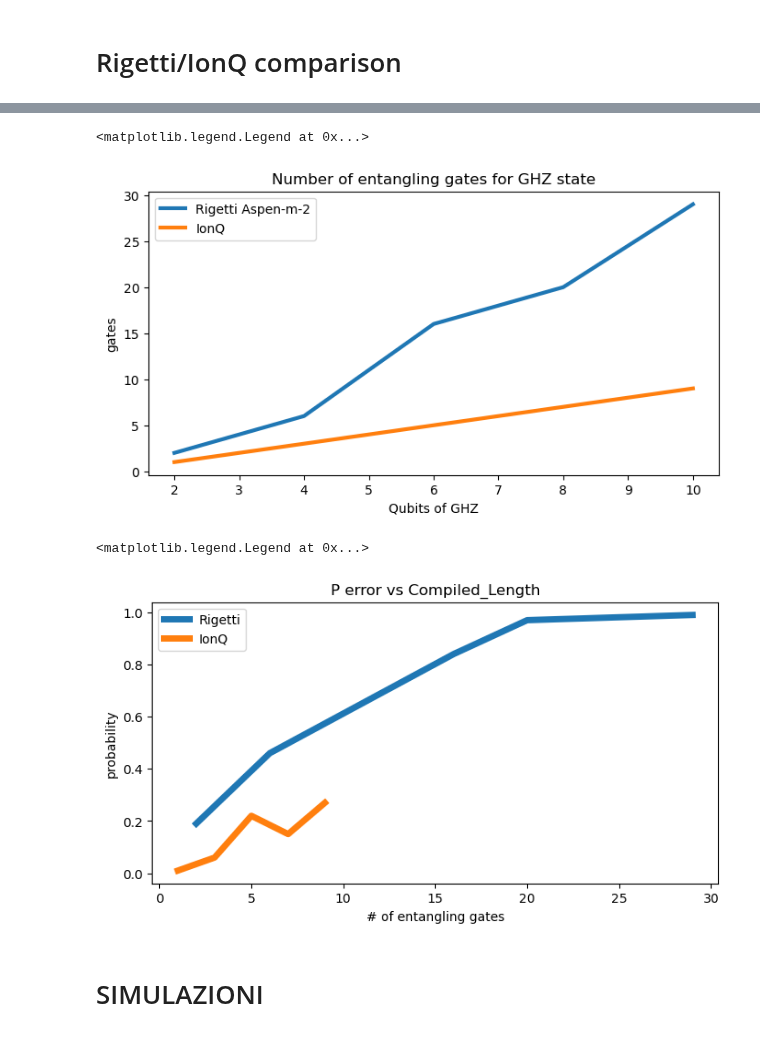
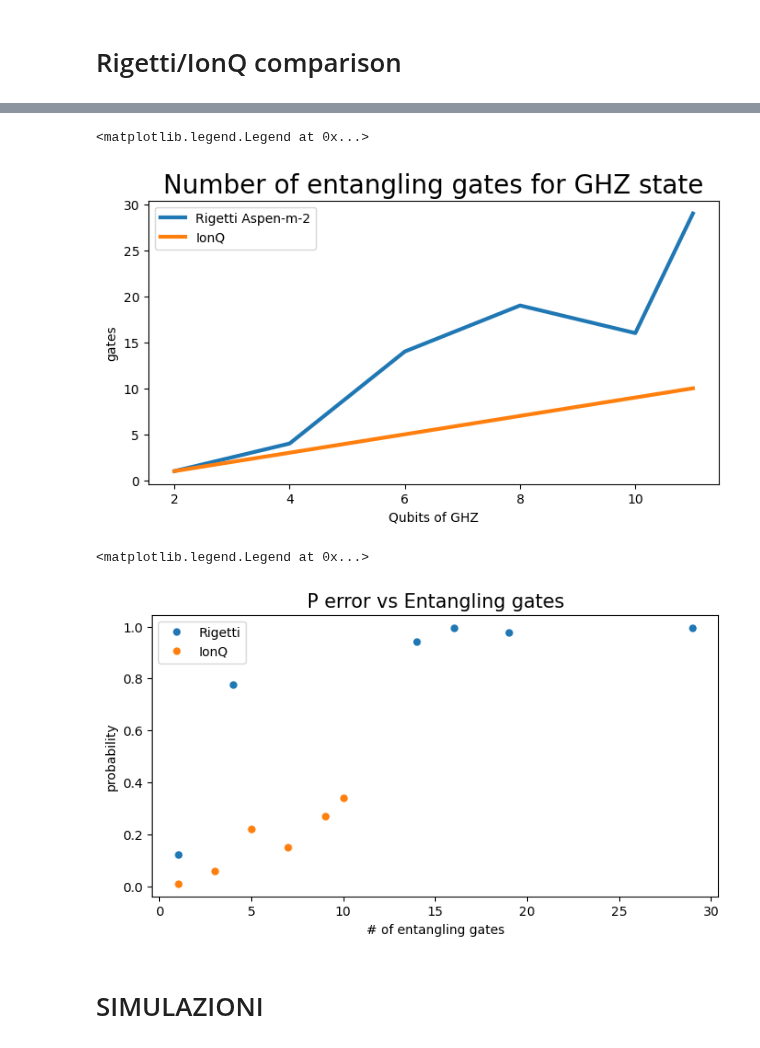
Before and after one commit to SwgAnno/QBench, a Jupyter notebook: RIGETTI VS IONQ/GHZ_standard_bench.ipynb, the cells around one changed output, grey strips where cells are left out. Drawn from its saved outputs; the diff is of its cells as text; code cells hidden in the pictures.

```diff
--- a/RIGETTI VS IONQ/GHZ_standard_bench.ipynb
+++ b/RIGETTI VS IONQ/GHZ_standard_bench.ipynb
@@ -105,3 +108,6 @@ for n_qubits in n_qubits_list:
     ionq_tasks.append(ionq_task)
 
     id_dict[str(n_qubits)] = {'rigetti' : {'id' : rigetti_task.id},'ionq' : {'id' : ionq_task.id}}
+# %%
+circ = GHZ(11)
+ionq_task = ion_q.run(circ,shots=1000)
@@ -142,8 +158,11 @@ ion_q_task_scanners = [BraketTaskScanner(task_arn=arn) for arn in ionq_ids]
+# %%
+ionq_task_scanners = [task for task in load_tasks('Task_files/GHZ_ionq_1k').values()]
+rigetti_task_scanners=[task for task in load_tasks('Task_files/GHZ_m2_10k').values()]
 # %% [markdown]
 # RIGETTI
 # %%
 results_rigetti = [qtask.get_results() for qtask in rigetti_task_scanners]
-results_ion_q = [qtask.get_results()for qtask in ion_q_task_scanners]
+results_ion_q = [qtask.get_results()for qtask in ionq_task_scanners]
 # %%
 # # fig, axx = plt.subplots(5, 1, figsize=(16, 30),tight_layout=True,)
 # # axx = axx.reshape(-1)
@@ -283,7 +302,7 @@ compiled_circuits_rigetti = [task.get_compiled_circuit() for task in rigetti_tas
 # %%
 N_gates_rigetti = [len([line for line in circ.splitlines() if 'MEASURE' not in line])-3 for circ in compiled_circuits_rigetti]
 # %%
-ion_q_compiler = IonQCompiler()
+ion_q_compiler = IonQCompiler
 # %%
 compiled_circuits_ion_q = [ion_q_compiler.compile(GHZ(n_qubits)) for n_qubits in n_qubits_list]
 N_gates_ion_q = [len(ion_q_compiler.compile(GHZ(n_qubits)).instructions) for n_qubits in n_qubits_list]
@@ -333,7 +353,7 @@ rigetti_entangling_gate_number = [Gate_number(circ).entangling_gates for circ in
 ionq_entangling_gate_number = [Gate_number(circ).entangling_gates for circ in braket_circs_ion_q]
 # %%
 fig, ax = plt.subplots(1, 1, figsize=(8,4))
-ax.plot(n_qubits_list,rigetti_entangling_gate_number,
+ax.plot(n_qubits_rigetti,rigetti_entangling_gate_number,
        label='Rigetti Aspen-m-2',
        lw = 3)
 
@@ -341,34 +361,38 @@ ax.plot(n_qubits_list,ionq_entangling_gate_number,
        label='IonQ',
        lw = 3)
 
-ax.set_title('Number of entangling gates for GHZ state',size=15)
+ax.set_title('Number of entangling gates for GHZ state',size=20)
 ax.set_xlabel('Qubits of GHZ')
 ax.set_ylabel('gates')
 ax.legend()
 # %% [output]
 <matplotlib.legend.Legend at 0x...>
-[figure, old version]
+[figure, new version]
 # %%
 fig, ax = plt.subplots(1, 1, figsize=(8,4))
 
 
 
 ax.plot(rigetti_entangling_gate_number, measure_rigetti['other'],
-            lw=5,
+            ls='',
+            ms=10,
+            marker='.',
            label = 'Rigetti')
 
 ax.plot(ionq_entangling_gate_number, measure_ionq['other'],
-            lw=5,
+            ls='',
+            ms=10,
+            marker='.',
            label = 'IonQ')
 
 
-ax.set_title('P error vs Compiled_Length',size=15)
+ax.set_title('P error vs Entangling gates',size=15)
 ax.set_xlabel('# of entangling gates')
 ax.set_ylabel('probability')
 ax.legend()
 # %% [output]
 <matplotlib.legend.Legend at 0x...>
-[figure, old version]
+[figure, new version]
 # %% [markdown]
 # SIMULAZIONI
 # %%
```
Also changed, not shown: parts of 30 cells of this notebook, 30 other files.
